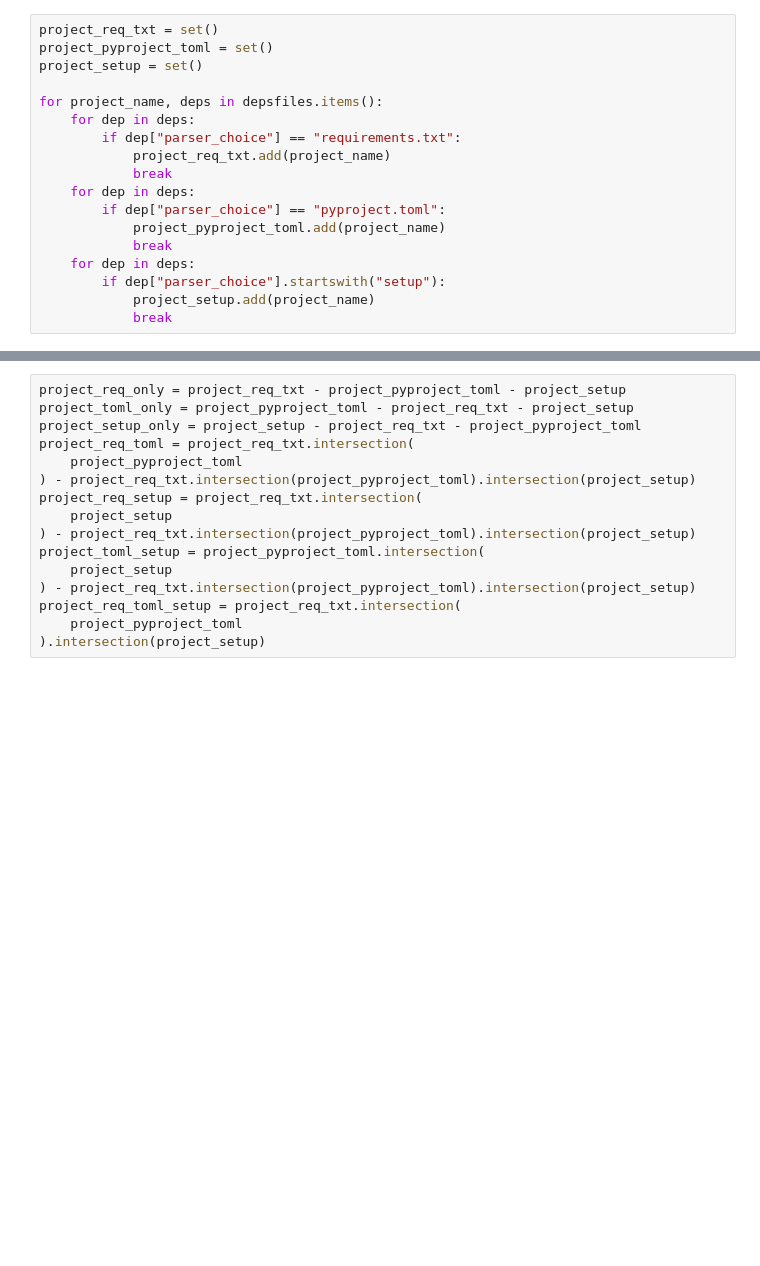
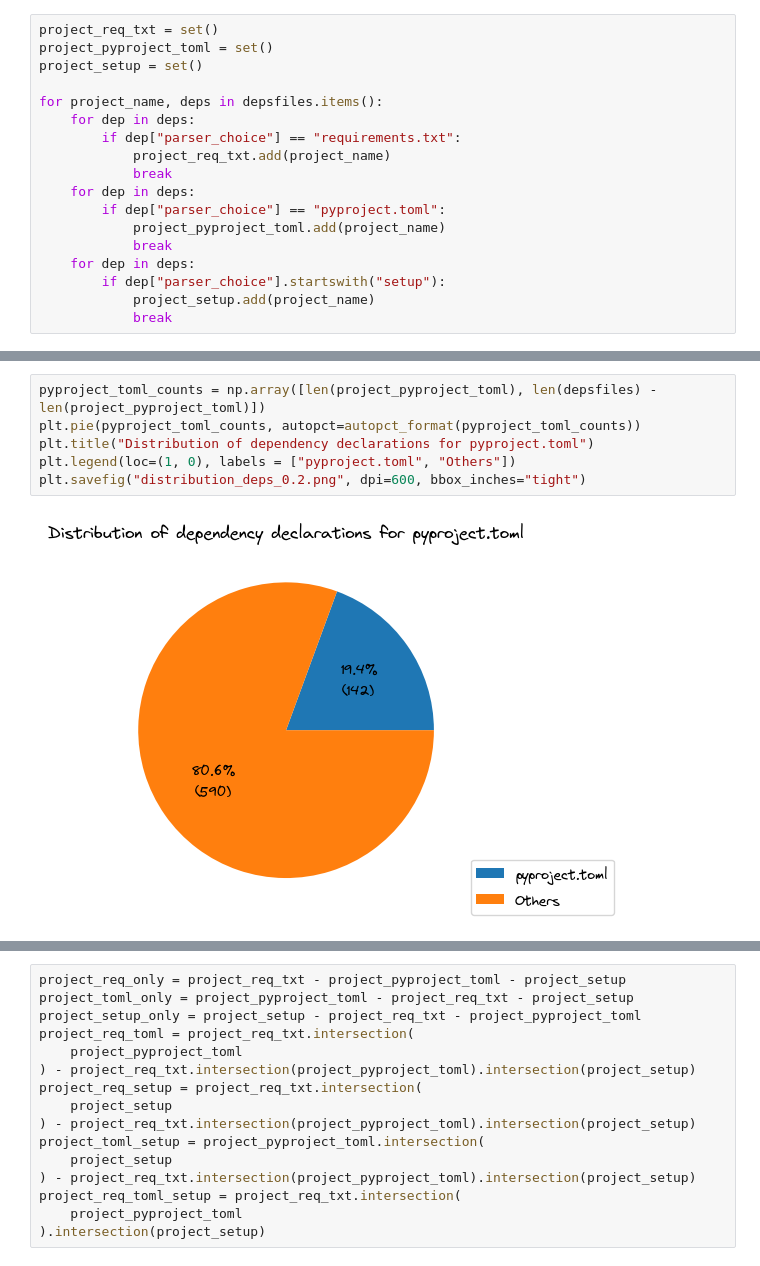
Before and after one commit to tweag/FawltyDeps-analysis, a Jupyter notebook: notebooks/results-biomedical.ipynb, the cells around one changed output, grey strips where cells are left out. Drawn from its saved outputs; the diff is of its cells as text; blank space fills up the shorter version.

```diff
--- a/notebooks/results-biomedical.ipynb
+++ b/notebooks/results-biomedical.ipynb
@@ -206,0 +215,8 @@ for project_name, deps in depsfiles.items():
+# %%
+pyproject_toml_counts = np.array([len(project_pyproject_toml), len(depsfiles) - len(project_pyproject_toml)])
+plt.pie(pyproject_toml_counts, autopct=autopct_format(pyproject_toml_counts))
+plt.title("Distribution of dependency declarations for pyproject.toml")
+plt.legend(loc=(1, 0), labels = ["pyproject.toml", "Others"])
+plt.savefig("distribution_deps_0.2.png", dpi=600, bbox_inches="tight")
+# %% [output]
+[figure, added]
```
Also changed, not shown: parts of 2 cells of this notebook.
